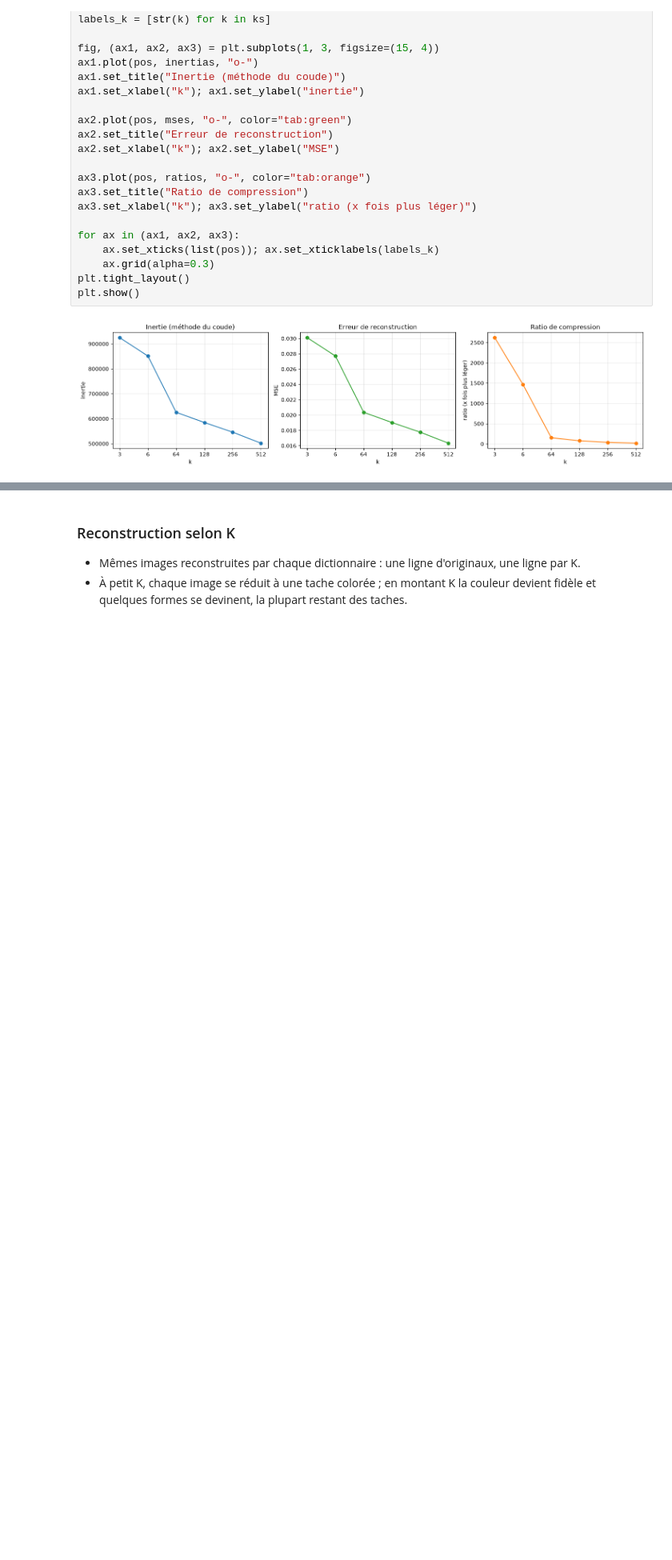
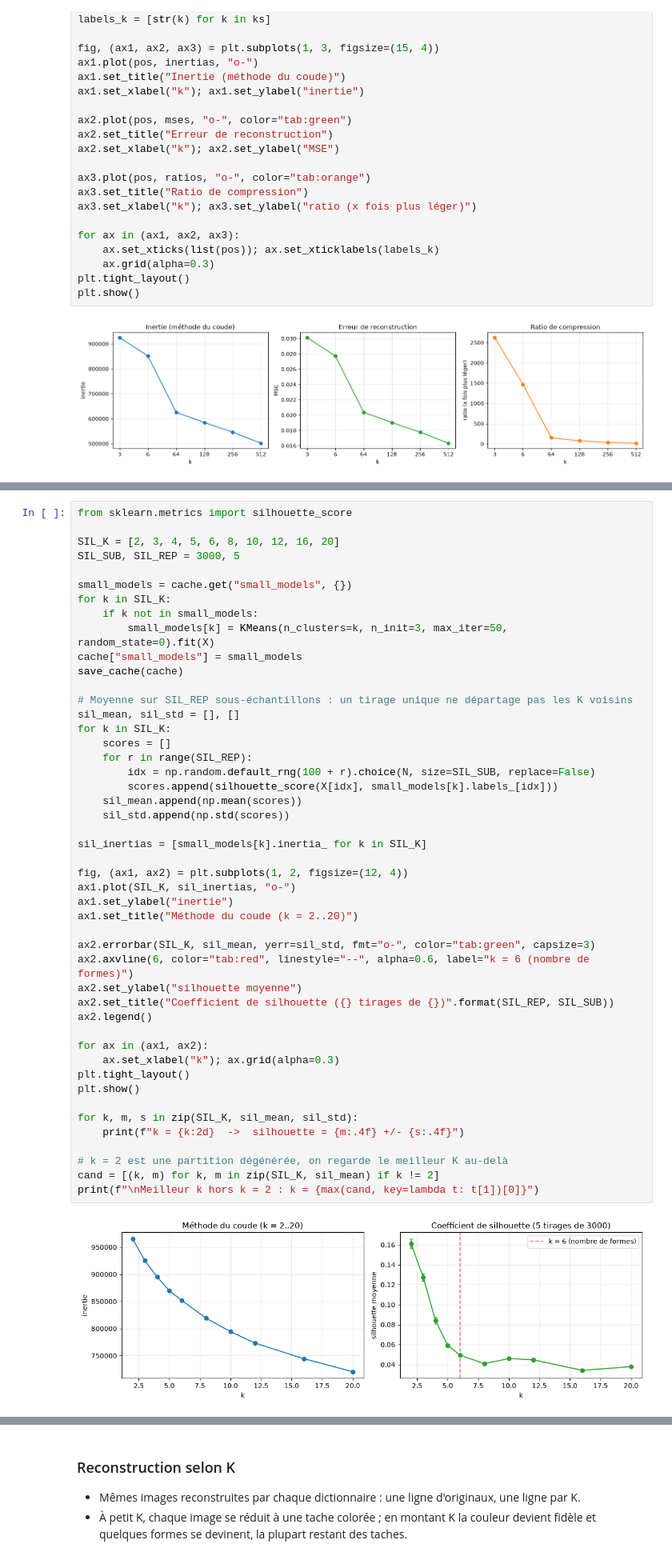
Before and after one commit to magicAyyub/unsupervised, a Jupyter notebook: notebooks/01_kmeans_shapes.ipynb, the cells around one changed output, grey strips where cells are left out. Shown at 80% size. Saved outputs shown, nothing was run; the diff lists cells and outputs as text; blank space fills up the shorter version.

```diff
--- a/notebooks/01_kmeans_shapes.ipynb
+++ b/notebooks/01_kmeans_shapes.ipynb
@@ -317,0 +436,49 @@ plt.show()
+# %%
+from sklearn.metrics import silhouette_score
+
+SIL_K = [2, 3, 4, 5, 6, 8, 10, 12, 16, 20]
+SIL_SUB, SIL_REP = 3000, 5
+
+small_models = cache.get("small_models", {})
+for k in SIL_K:
+    if k not in small_models:
+        small_models[k] = KMeans(n_clusters=k, n_init=3, max_iter=50, random_state=0).fit(X)
+cache["small_models"] = small_models
+save_cache(cache)
+
+# Moyenne sur SIL_REP sous-échantillons : un tirage unique ne départage pas les K voisins
+sil_mean, sil_std = [], []
+for k in SIL_K:
+    scores = []
+    for r in range(SIL_REP):
+        idx = np.random.default_rng(100 + r).choice(N, size=SIL_SUB, replace=False)
+        scores.append(silhouette_score(X[idx], small_models[k].labels_[idx]))
+    sil_mean.append(np.mean(scores))
+    sil_std.append(np.std(scores))
+
+sil_inertias = [small_models[k].inertia_ for k in SIL_K]
+
+fig, (ax1, ax2) = plt.subplots(1, 2, figsize=(12, 4))
+ax1.plot(SIL_K, sil_inertias, "o-")
+ax1.set_ylabel("inertie")
+ax1.set_title("Méthode du coude (k = 2..20)")
+
+ax2.errorbar(SIL_K, sil_mean, yerr=sil_std, fmt="o-", color="tab:green", capsize=3)
+ax2.axvline(6, color="tab:red", linestyle="--", alpha=0.6, label="k = 6 (nombre de formes)")
+ax2.set_ylabel("silhouette moyenne")
+ax2.set_title("Coefficient de silhouette ({} tirages de {})".format(SIL_REP, SIL_SUB))
+ax2.legend()
+
+for ax in (ax1, ax2):
+    ax.set_xlabel("k"); ax.grid(alpha=0.3)
+plt.tight_layout()
+plt.show()
+
+for k, m, s in zip(SIL_K, sil_mean, sil_std):
+    print(f"k = {k:2d}  ->  silhouette = {m:.4f} +/- {s:.4f}")
+
+# k = 2 est une partition dégénérée, on regarde le meilleur K au-delà
+cand = [(k, m) for k, m in zip(SIL_K, sil_mean) if k != 2]
+print(f"\nMeilleur k hors k = 2 : k = {max(cand, key=lambda t: t[1])[0]}")
+# %% [output]
+[figure, added]
```
Also changed, not shown: parts of 13 cells of this notebook, 7 other files.
